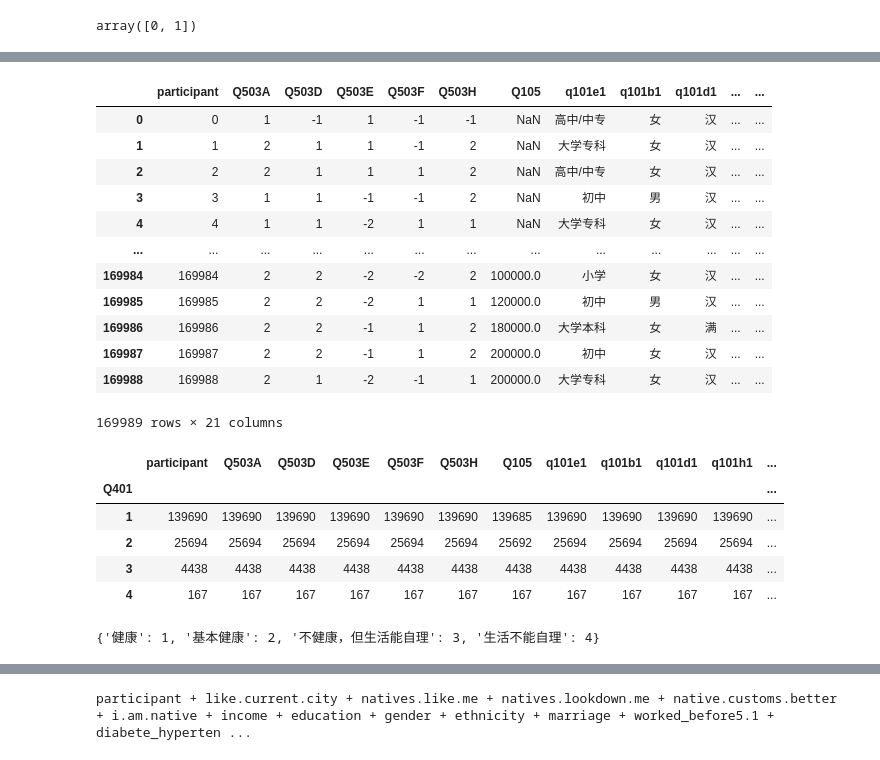
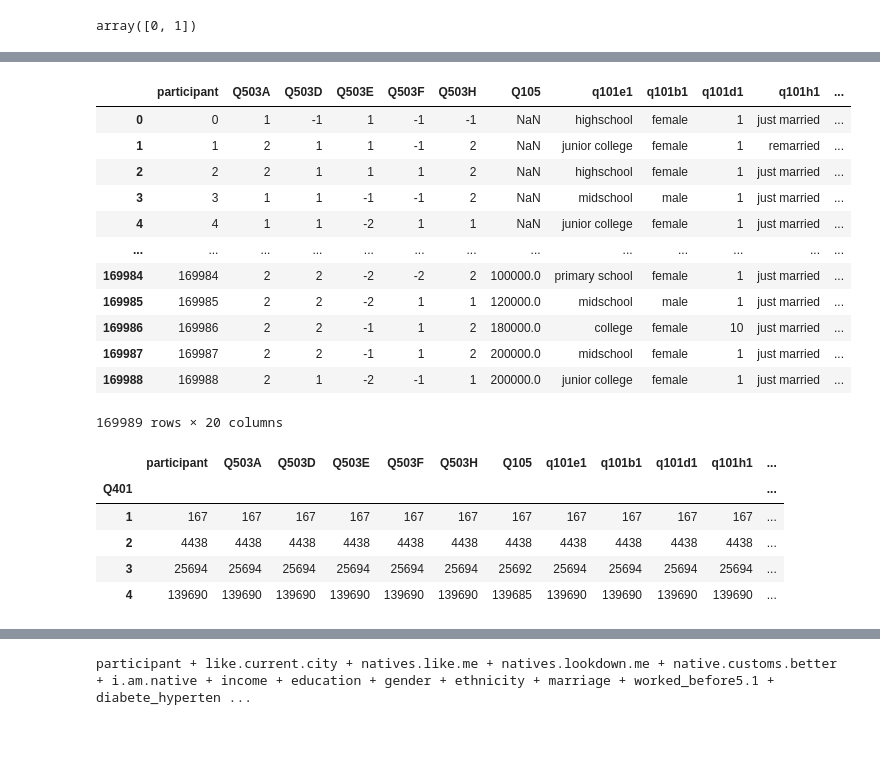
Before and after one commit to ningkko/socialinclusion, a Jupyter notebook: data formatter.ipynb, the cells around one changed output, grey strips where cells are left out. Saved outputs shown, nothing was run; the diff lists cells and outputs as text; code cells hidden in the pictures.

```diff
--- a/data formatter.ipynb
+++ b/data formatter.ipynb
@@ -234,3 +277,0 @@ Name: q101b1, Length: 169989, dtype: int64
-# %%
-df["q101d1"] = df["q101d1"].replace("_","")
-df["q101d1"].unique()
@@ -297,4 +295,0 @@ array(['均未患有', '未就诊', '患有糖尿病', '患有高血压和糖尿
-# %%
-d = dict(zip(['均未患有', '未就诊', '患有糖尿病', '患有高血压和糖尿病', '患有高血压'],[0,np.nan,1,3,2]))
-for k,v in d.items():
-    df["Q406"] = df["Q406"].replace(k,v)
@@ -317,7 +296,3 @@ df
-# %%
-d = dict(zip([0, '是，最近一次发生在两周前', '是，最近一次发生在两周内'],[0,1,2]))
-for k,v in d.items():
-    df["Q410"] = df["Q410"].replace(k,v)
 # %%
 df
 # %% [output]
@@ -342,34 +312,32 @@ for k,v in d.items():
 # %%
-# df = df.reset_index()
-# df=df.transpose()[:-1].transpose()
-# df.insert(0,"participant",df["index"])
-# df=df.drop("index",axis=1)
-df.participant = df.participant.astype(str)
+df = df.reset_index()
+df.insert(0,"participant",df["index"].astype(str))
+df=df.drop("index",axis=1)
 df
 # %% [output]
-|  | participant | Q503A | Q503D | Q503E | Q503F | Q503H | Q105 | q101e1 | q101b1 | q101d1 | ... | ... |
-| 0 | 0 | 1 | -1 | 1 | -1 | -1 | NaN | 高中/中专 | 女 | 汉 | ... | ... |
-| 1 | 1 | 2 | 1 | 1 | -1 | 2 | NaN | 大学专科 | 女 | 汉 | ... | ... |
-| 2 | 2 | 2 | 1 | 1 | 1 | 2 | NaN | 高中/中专 | 女 | 汉 | ... | ... |
-| 3 | 3 | 1 | 1 | -1 | -1 | 2 | NaN | 初中 | 男 | 汉 | ... | ... |
-| 4 | 4 | 1 | 1 | -2 | 1 | 1 | NaN | 大学专科 | 女 | 汉 | ... | ... |
+|  | participant | Q503A | Q503D | Q503E | Q503F | Q503H | Q105 | q101e1 | q101b1 | q101d1 | q101h1 | ... |
+| 0 | 0 | 1 | -1 | 1 | -1 | -1 | NaN | highschool | female | 1 | just married | ... |
+| 1 | 1 | 2 | 1 | 1 | -1 | 2 | NaN | junior college | female | 1 | remarried | ... |
+| 2 | 2 | 2 | 1 | 1 | 1 | 2 | NaN | highschool | female | 1 | just married | ... |
+| 3 | 3 | 1 | 1 | -1 | -1 | 2 | NaN | midschool | male | 1 | just married | ... |
+| 4 | 4 | 1 | 1 | -2 | 1 | 1 | NaN | junior college | female | 1 | just married | ... |
 | ... | ... | ... | ... | ... | ... | ... | ... | ... | ... | ... | ... | ... |
-| 169984 | 169984 | 2 | 2 | -2 | -2 | 2 | 100000.0 | 小学 | 女 | 汉 | ... | ... |
-| 169985 | 169985 | 2 | 2 | -2 | 1 | 1 | 120000.0 | 初中 | 男 | 汉 | ... | ... |
-| 169986 | 169986 | 2 | 2 | -1 | 1 | 2 | 180000.0 | 大学本科 | 女 | 满 | ... | ... |
-| 169987 | 169987 | 2 | 2 | -1 | 1 | 2 | 200000.0 | 初中 | 女 | 汉 | ... | ... |
-| 169988 | 169988 | 2 | 1 | -2 | -1 | 1 | 200000.0 | 大学专科 | 女 | 汉 | ... | ... |
+| 169984 | 169984 | 2 | 2 | -2 | -2 | 2 | 100000.0 | primary school | female | 1 | just married | ... |
+| 169985 | 169985 | 2 | 2 | -2 | 1 | 1 | 120000.0 | midschool | male | 1 | just married | ... |
+| 169986 | 169986 | 2 | 2 | -1 | 1 | 2 | 180000.0 | college | female | 10 | just married | ... |
+| 169987 | 169987 | 2 | 2 | -1 | 1 | 2 | 200000.0 | midschool | female | 1 | just married | ... |
+| 169988 | 169988 | 2 | 1 | -2 | -1 | 1 | 200000.0 | junior college | female | 1 | just married | ... |
-169989 rows × 21 columns
+169989 rows × 20 columns
 # %%
+df["Q401"] = df_original["Q401"]
+d = dict(zip(['健康', '基本健康', '不健康，但生活能自理', '生活不能自理'],[4,3,2,1]))
+for k,v in d.items():
+    df["Q401"] = df["Q401"].replace(k,v)
 df.groupby("Q401").agg("count")
 # %% [output]
 |  | participant | Q503A | Q503D | Q503E | Q503F | Q503H | Q105 | q101e1 | q101b1 | q101d1 | q101h1 | ... |
 | Q401 |  |  |  |  |  |  |  |  |  |  |  | ... |
-| 1 | 139690 | 139690 | 139690 | 139690 | 139690 | 139690 | 139685 | 139690 | 139690 | 139690 | 139690 | ... |
-| 2 | 25694 | 25694 | 25694 | 25694 | 25694 | 25694 | 25692 | 25694 | 25694 | 25694 | 25694 | ... |
-| 3 | 4438 | 4438 | 4438 | 4438 | 4438 | 4438 | 4438 | 4438 | 4438 | 4438 | 4438 | ... |
-| 4 | 167 | 167 | 167 | 167 | 167 | 167 | 167 | 167 | 167 | 167 | 167 | ... |
+| 1 | 167 | 167 | 167 | 167 | 167 | 167 | 167 | 167 | 167 | 167 | 167 | ... |
+| 2 | 4438 | 4438 | 4438 | 4438 | 4438 | 4438 | 4438 | 4438 | 4438 | 4438 | 4438 | ... |
+| 3 | 25694 | 25694 | 25694 | 25694 | 25694 | 25694 | 25692 | 25694 | 25694 | 25694 | 25694 | ... |
+| 4 | 139690 | 139690 | 139690 | 139690 | 139690 | 139690 | 139685 | 139690 | 139690 | 139690 | 139690 | ... |
-# %%
-d
-# %% [output]
-{'健康': 1, '基本健康': 2, '不健康，但生活能自理': 3, '生活不能自理': 4}
```
Also changed, not shown: parts of 39 cells of this notebook, 8 other files.
